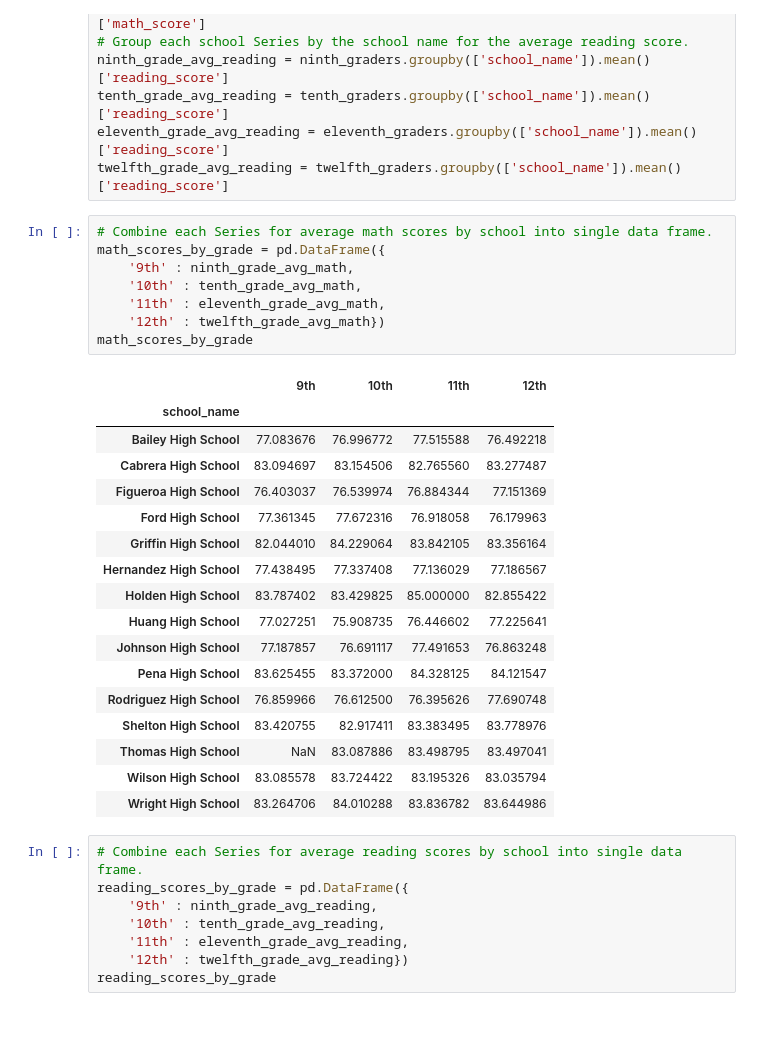
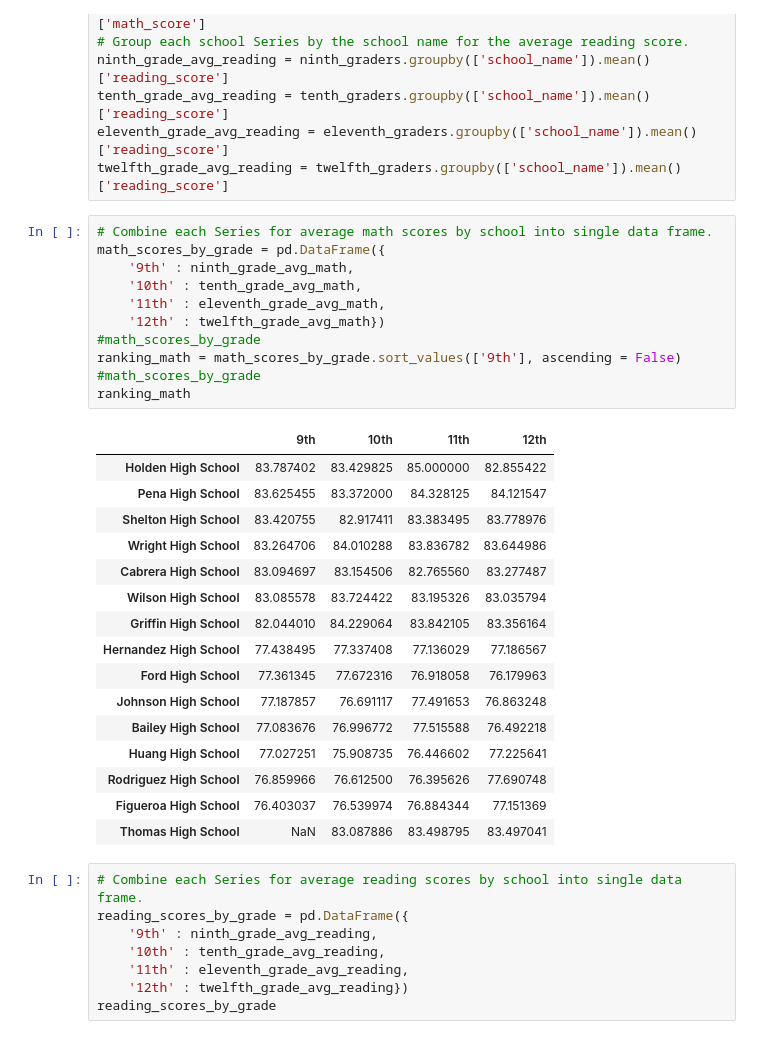
Before and after one commit to Jimena-QM/School_District_Analysis, a Jupyter notebook: PyCitySchools_Challenge_testing.ipynb, the cells around one changed output. Saved outputs shown, nothing was run; the diff lists cells and outputs as text.

```diff
--- a/PyCitySchools_Challenge_testing.ipynb
+++ b/PyCitySchools_Challenge_testing.ipynb
@@ -359,29 +338,31 @@ twelfth_grade_avg_reading = twelfth_graders.groupby(['school_name']).mean()['rea
 # %%
 # Combine each Series for average math scores by school into single data frame.
 math_scores_by_grade = pd.DataFrame({
     '9th' : ninth_grade_avg_math,
     '10th' : tenth_grade_avg_math,
     '11th' : eleventh_grade_avg_math,
     '12th' : twelfth_grade_avg_math})
-math_scores_by_grade
+#math_scores_by_grade
+ranking_math = math_scores_by_grade.sort_values(['9th'], ascending = False)
+#math_scores_by_grade
+ranking_math
 # %% [output]
 |  | 9th | 10th | 11th | 12th |
-| school_name |  |  |  |  |
-| Bailey High School | 77.083676 | 76.996772 | 77.515588 | 76.492218 |
+| Holden High School | 83.787402 | 83.429825 | 85.000000 | 82.855422 |
+| Pena High School | 83.625455 | 83.372000 | 84.328125 | 84.121547 |
+| Shelton High School | 83.420755 | 82.917411 | 83.383495 | 83.778976 |
+| Wright High School | 83.264706 | 84.010288 | 83.836782 | 83.644986 |
 | Cabrera High School | 83.094697 | 83.154506 | 82.765560 | 83.277487 |
-| Figueroa High School | 76.403037 | 76.539974 | 76.884344 | 77.151369 |
-| Ford High School | 77.361345 | 77.672316 | 76.918058 | 76.179963 |
+| Wilson High School | 83.085578 | 83.724422 | 83.195326 | 83.035794 |
 | Griffin High School | 82.044010 | 84.229064 | 83.842105 | 83.356164 |
 | Hernandez High School | 77.438495 | 77.337408 | 77.136029 | 77.186567 |
-| Holden High School | 83.787402 | 83.429825 | 85.000000 | 82.855422 |
+| Ford High School | 77.361345 | 77.672316 | 76.918058 | 76.179963 |
+| Johnson High School | 77.187857 | 76.691117 | 77.491653 | 76.863248 |
+| Bailey High School | 77.083676 | 76.996772 | 77.515588 | 76.492218 |
 | Huang High School | 77.027251 | 75.908735 | 76.446602 | 77.225641 |
-| Johnson High School | 77.187857 | 76.691117 | 77.491653 | 76.863248 |
-| Pena High School | 83.625455 | 83.372000 | 84.328125 | 84.121547 |
 | Rodriguez High School | 76.859966 | 76.612500 | 76.395626 | 77.690748 |
-| Shelton High School | 83.420755 | 82.917411 | 83.383495 | 83.778976 |
+| Figueroa High School | 76.403037 | 76.539974 | 76.884344 | 77.151369 |
 | Thomas High School | NaN | 83.087886 | 83.498795 | 83.497041 |
-| Wilson High School | 83.085578 | 83.724422 | 83.195326 | 83.035794 |
-| Wright High School | 83.264706 | 84.010288 | 83.836782 | 83.644986 |
 # %%
 # Combine each Series for average reading scores by school into single data frame.
 reading_scores_by_grade = pd.DataFrame({
```
Also changed, not shown: parts of 6 cells of this notebook, 22 other files.
